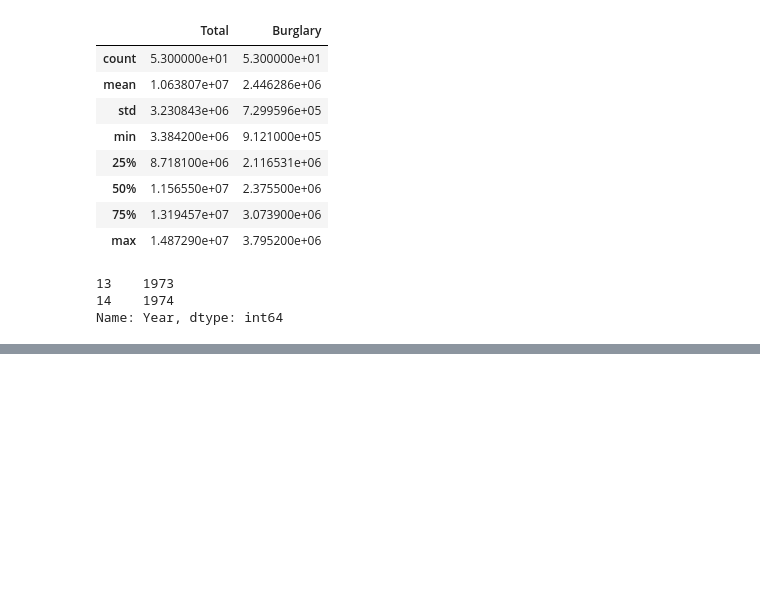
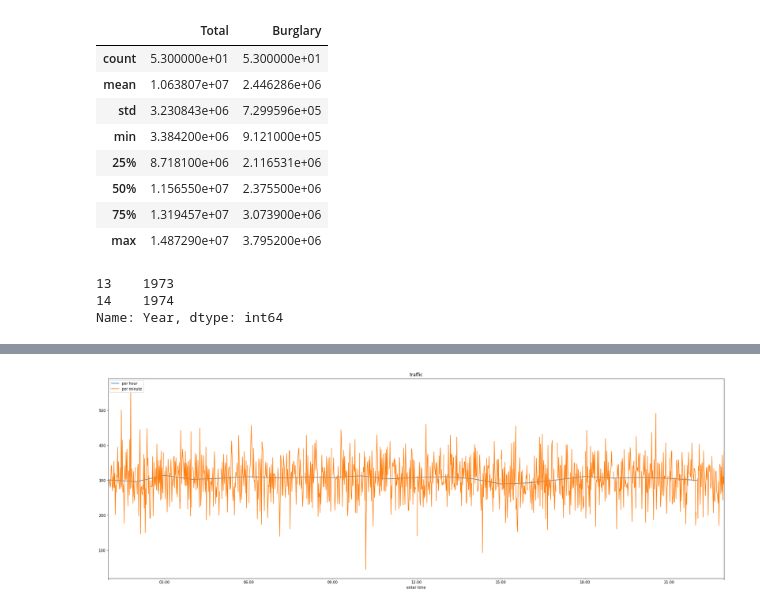
Before and after one commit to ariboyarsky/BootCamp2018, a Jupyter notebook: ProbSets/Comp/ProbSet2/PSET2.ipynb, the cells around one changed output, grey strips where cells are left out. Drawn from its saved outputs; the diff is of its cells as text; code cells hidden in the pictures; blank space fills up the shorter version.

```diff
--- a/ProbSets/Comp/ProbSet2/PSET2.ipynb
+++ b/ProbSets/Comp/ProbSet2/PSET2.ipynb
@@ -377,0 +402,27 @@ dta2.to_csv("crime_subset.csv")
+# %%
+#5
+website = pd.read_csv("website_traffic.csv")
+enter = pd.to_datetime(website["ENTER"])
+leave = pd.to_datetime(website["LEAVE"])
+
+website["DURATION"] = leave-enter
+website["DURATION"] = website["DURATION"].dt.total_seconds().astype(int)
+
+enter_index = pd.to_datetime(website["ENTER"])
+website.index = enter_index
+website.drop("ENTER",axis=1)
+website.index.names=['enter time']
+minutes = website.resample("T")
+m = minutes["DURATION"].mean()
+hours=website.resample("H")
+h=hours["DURATION"].mean()
+plt.figure(figsize=(30,10))
+ax1=h.plot(label='per hour')
+ax2=m.plot(label='per minute')
+
+ax1.legend(loc=1)
+ax2.legend(loc=2)
+plt.title("traffic")
+plt.show()
+# %% [output]
+[figure, added]
```
Also changed, not shown: parts of 17 cells of this notebook, 7 other files.
